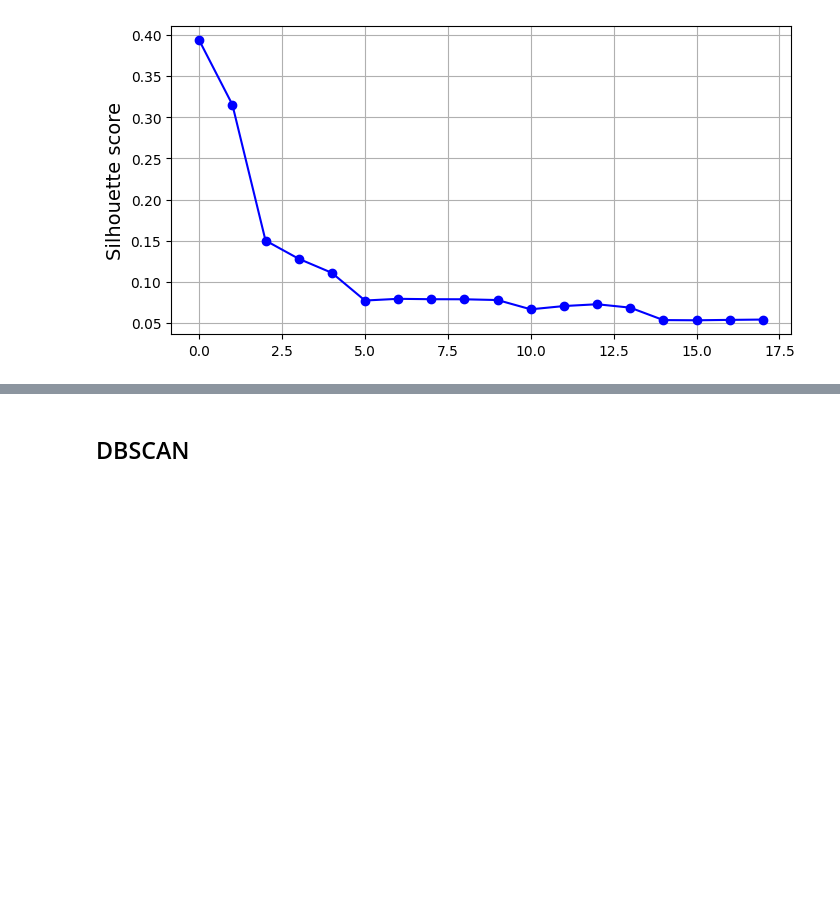
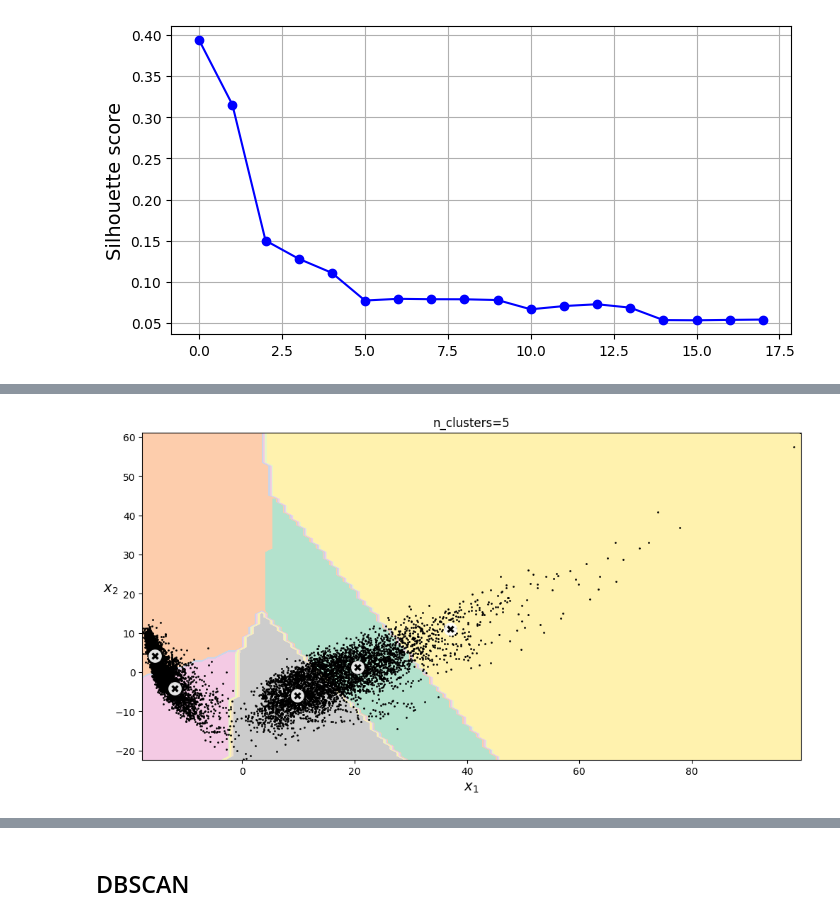
Before and after one commit to Margolka/Module_16_ch4, a Jupyter notebook: ex01.ipynb, the cells around one changed output, grey strips where cells are left out. Cells and saved outputs as stored; diff of their text form; code cells hidden in the pictures; blank space fills up the shorter version.

```diff
--- a/ex01.ipynb
+++ b/ex01.ipynb
@@ -218,0 +216,10 @@ plt.show()
+# %%
+km_5 = KMeans(init="random", n_clusters=5)
+y_pred=km_5.fit_predict(X_full_standardized_PCA)
+plt.figure(figsize=(12, 6))
+plot_decision_boundaries(km_5, X_full_standardized_PCA.values)
+plt.plot(X_full_standardized_PCA.values[:, 0], X_full_standardized_PCA.values[:, 1], 'k.', markersize=2)
+plt.title('n_clusters=5')
+plt.show()
+# %% [output]
+[figure, added]
```
Also changed, not shown: parts of 30 cells of this notebook.
